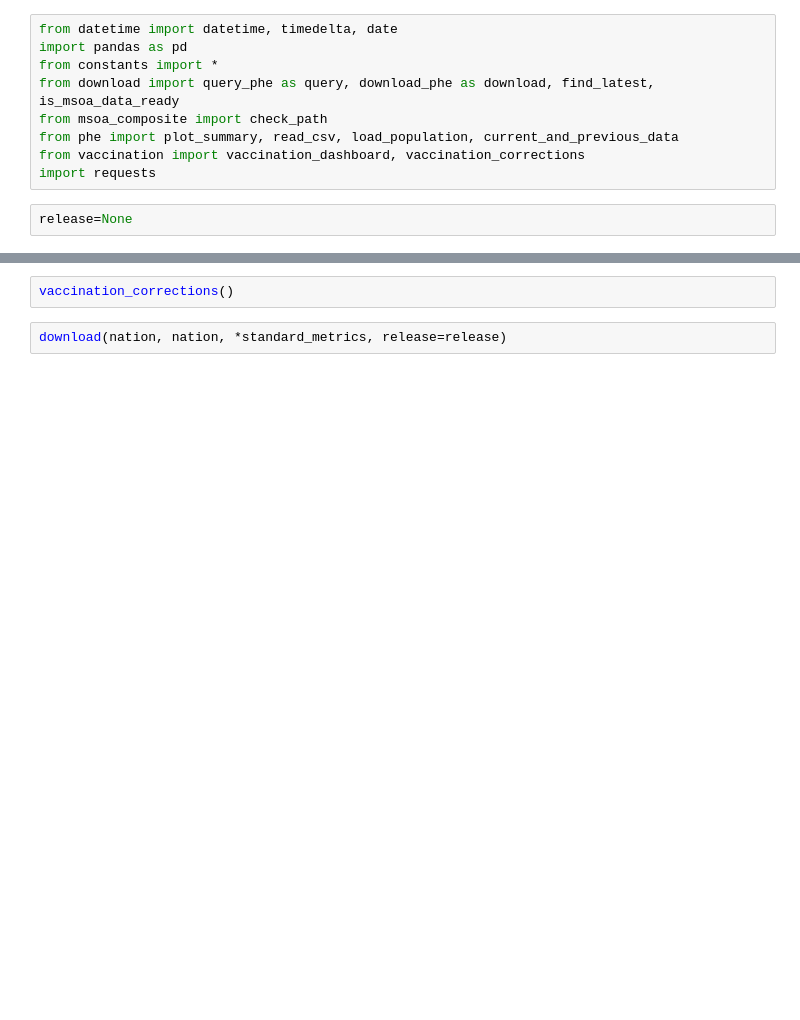
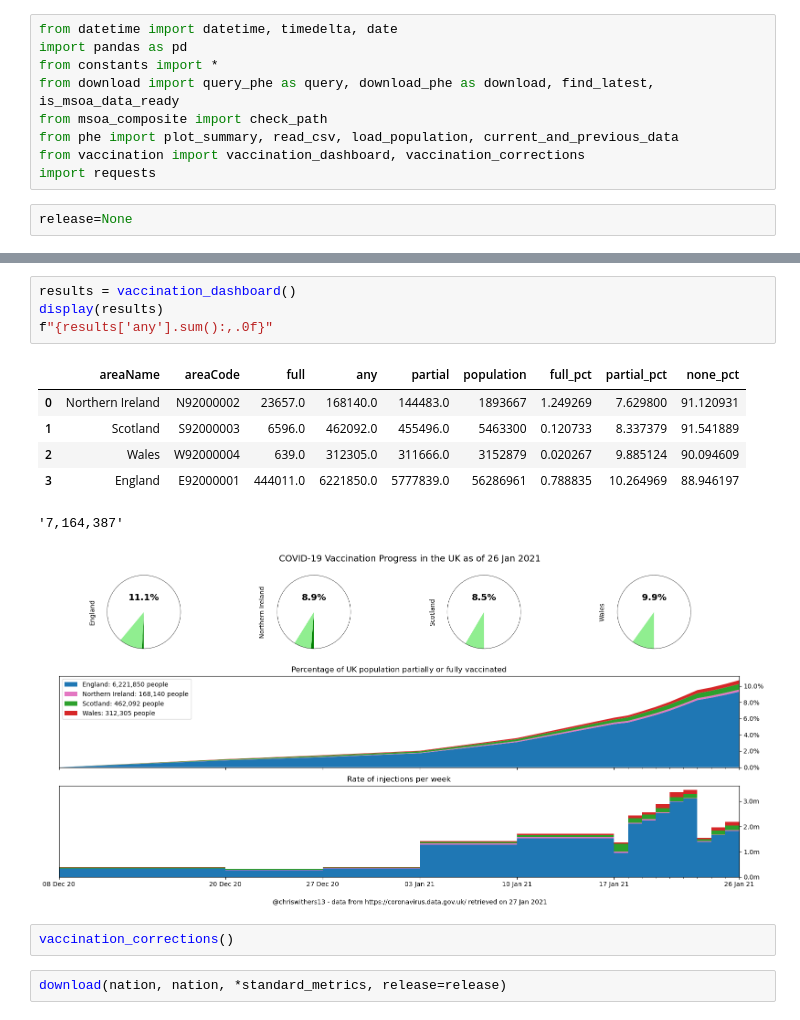
Before and after one commit to cjw296/coronavirus, a Jupyter notebook: phe.ipynb, the cells around one changed output, grey strips where cells are left out. Cells and saved outputs as stored; diff of their text form; blank space fills up the shorter version.

Commit message:
latest vaccination numbers

```diff
--- a/phe.ipynb
+++ b/phe.ipynb
@@ -62,3 +62,15 @@ f"{results['any'].sum():,.0f}"
+# %%
+results = vaccination_dashboard()
+display(results)
+f"{results['any'].sum():,.0f}"
+# %% [output]
+|  | areaName | areaCode | full | any | partial | population | full_pct | partial_pct | none_pct |
+| 0 | Northern Ireland | N92000002 | 23657.0 | 168140.0 | 144483.0 | 1893667 | 1.249269 | 7.629800 | 91.120931 |
+| 1 | Scotland | S92000003 | 6596.0 | 462092.0 | 455496.0 | 5463300 | 0.120733 | 8.337379 | 91.541889 |
+| 2 | Wales | W92000004 | 639.0 | 312305.0 | 311666.0 | 3152879 | 0.020267 | 9.885124 | 90.094609 |
+| 3 | England | E92000001 | 444011.0 | 6221850.0 | 5777839.0 | 56286961 | 0.788835 | 10.264969 | 88.946197 |
+'7,164,387'
+[figure, added]
 # %%
 vaccination_corrections()
 # %%
```
Also changed, not shown: parts of 10 cells of this notebook, 2 other files.
